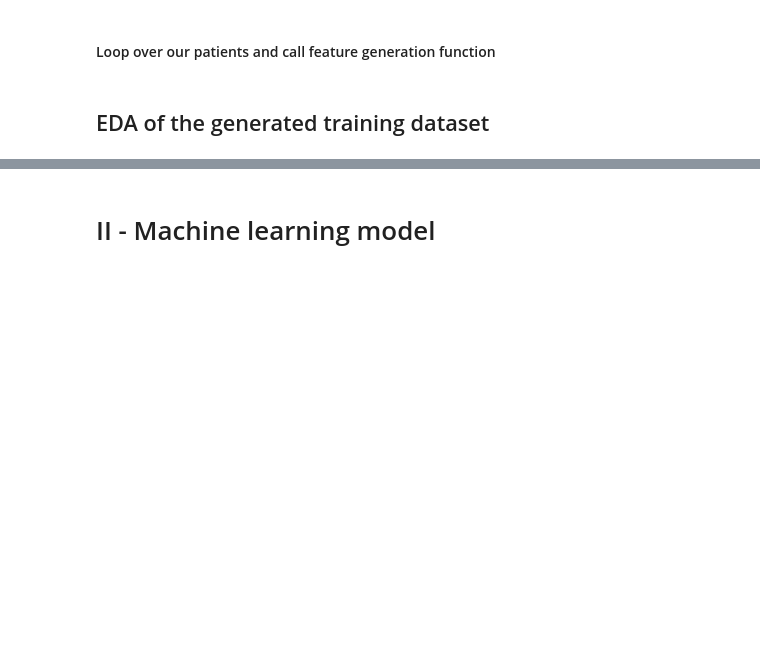
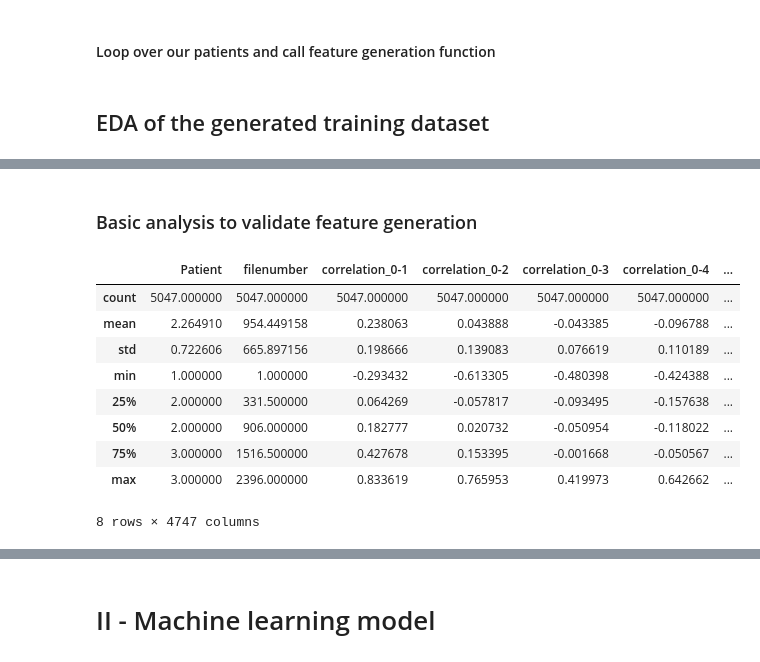
Before and after one commit to gijsbarmentlo/epilepsy_seizure_prediction, a Jupyter notebook: presentation_notebook.ipynb, the cells around one changed output, grey strips where cells are left out. Cells and saved outputs as stored; diff of their text form; code cells hidden in the pictures; blank space fills up the shorter version.

```diff
--- a/presentation_notebook.ipynb
+++ b/presentation_notebook.ipynb
@@ -210,7 +211,7 @@ def generate_features(patient_number, data_path, is_training_data, save_to_disk
     logging.debug(f'generated filelist of length {len(filelist)} for patient {patient_number}; is_training_data = {is_training_data}')
 
     counter = 0
-    for filename in tqdm(filenames):
+    for filename in tqdm(filenames[0:20]):
 
         # Lists that will contain feature names and values, we will stack these to make X_train
         index = []
@@ -422,13 +423,13 @@ def generate_features(patient_number, data_path, is_training_data, save_to_disk
             np.save(join(FEATURE_SAVE_PATH, f'neurovista_X_train_pat{patient_number}.npy'), X)
             np.save(join(FEATURE_SAVE_PATH, f'neurovista_y_train_pat{patient_number}.npy'), y)
             logging.info('features and labels saved to disk')
-        return (X, y)
+        return (X, y, index)
 
     if is_training_data == False:
         if save_to_disk:
             np.save(join(FEATURE_SAVE_PATH, f'neurovista_X_test_pat{patient_number}.npy'), X)
             logging.info('features saved to disk')
-        return X
+        return (X, index)
 # %% [markdown]
 #### Loop over our patients and call feature generation function
 # %%
@@ -448,0 +468,6 @@ for p in [1, 2, 3]:  #[1, 2, 3]:  # iterating over patients 1, 2, 3
+# %%
+# Create mini training data for test
+X, y, index = generate_features(patient_number = 1,
+                                data_path = join(DATA_PATH, TRAIN_PATHS[0]),
+                                is_training_data = True,
+                                save_to_disk = False)
@@ -448,0 +476,2 @@ for p in [1, 2, 3]:  #[1, 2, 3]:  # iterating over patients 1, 2, 3
+# %%
+_, _, index = generate_features(patient_number = 1,data_path = join(DATA_PATH, TRAIN_PATHS[0]),is_training_data = True,save_to_disk = False)
@@ -448,0 +480,3 @@ for p in [1, 2, 3]:  #[1, 2, 3]:  # iterating over patients 1, 2, 3
+# %%
+X_df = pd.DataFrame(data = X, columns = index)
+X_df.head()
@@ -448,0 +491,15 @@ for p in [1, 2, 3]:  #[1, 2, 3]:  # iterating over patients 1, 2, 3
+# %% [markdown]
+### Basic analysis to validate feature generation
+# %%
+X_df.describe()
+# %% [output]
+|  | Patient | filenumber | correlation_0-1 | correlation_0-2 | correlation_0-3 | correlation_0-4 | ... |
+| count | 5047.000000 | 5047.000000 | 5047.000000 | 5047.000000 | 5047.000000 | 5047.000000 | ... |
+| mean | 2.264910 | 954.449158 | 0.238063 | 0.043888 | -0.043385 | -0.096788 | ... |
+| std | 0.722606 | 665.897156 | 0.198666 | 0.139083 | 0.076619 | 0.110189 | ... |
+| min | 1.000000 | 1.000000 | -0.293432 | -0.613305 | -0.480398 | -0.424388 | ... |
+| 25% | 2.000000 | 331.500000 | 0.064269 | -0.057817 | -0.093495 | -0.157638 | ... |
+| 50% | 2.000000 | 906.000000 | 0.182777 | 0.020732 | -0.050954 | -0.118022 | ... |
+| 75% | 3.000000 | 1516.500000 | 0.427678 | 0.153395 | -0.001668 | -0.050567 | ... |
+| max | 3.000000 | 2396.000000 | 0.833619 | 0.765953 | 0.419973 | 0.642662 | ... |
+8 rows × 4747 columns
```
Also changed, not shown: parts of 32 cells of this notebook, 1 other file.
